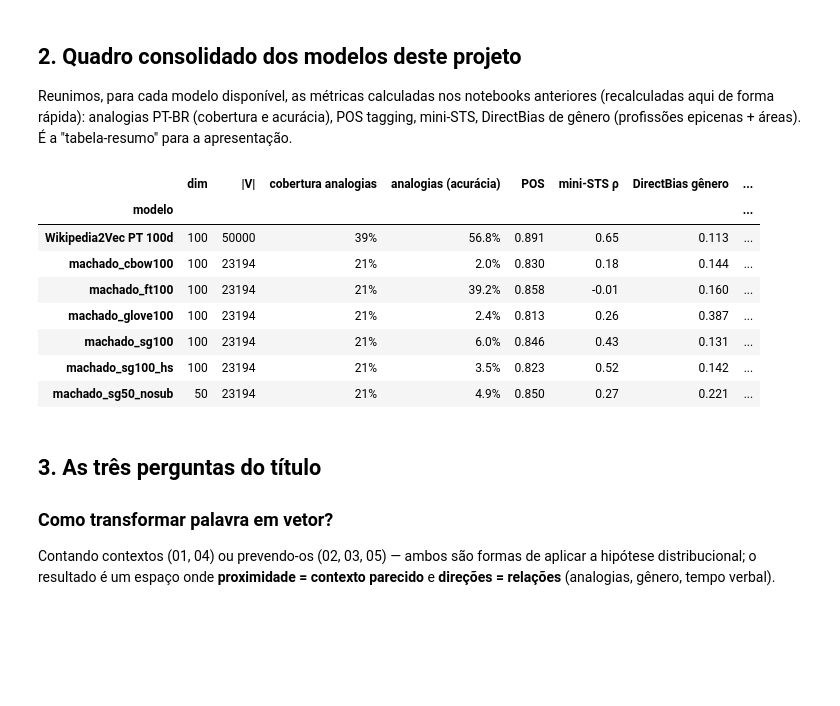
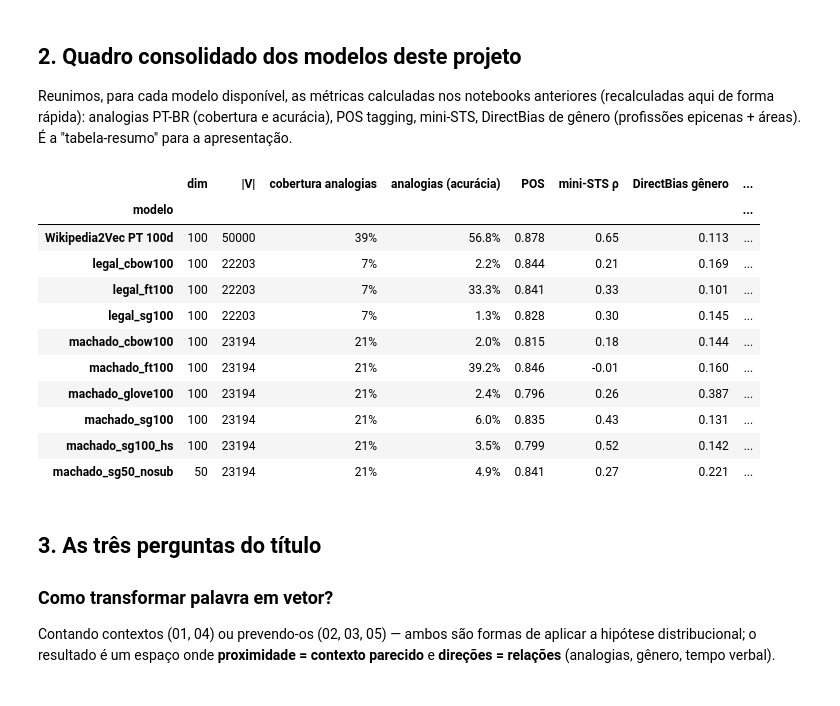
Before and after one commit to dacioms/linguagem-blis2s26, a Jupyter notebook: notebooks/13_sintese_e_roteiro.ipynb, the cells around one changed output. Drawn from its saved outputs; the diff is of its cells as text; code cells hidden in the pictures; blank space fills up the shorter version.

```diff
--- a/notebooks/13_sintese_e_roteiro.ipynb
+++ b/notebooks/13_sintese_e_roteiro.ipynb
@@ -69,41 +69,46 @@ Reunimos, para cada modelo disponível, as métricas calculadas nos notebooks an
 # %%
 import time
 from replang.data.embeddings import load_ptwiki, load_local_model
 from replang.models.trainers import list_models
 from replang.data.analogies import load_analogies
 from replang.eval.analogies import evaluate_analogies
 from replang.eval import pos_tagging_eval, sentence_similarity_eval, MINI_STS_PT
 from replang.data.corpora import load_macmorpho
 from replang.data.lexicons import PT
 from replang.bias import gender_direction, direct_bias
 lex = PT.get(); an = load_analogies("pt-br")
 train = load_macmorpho(split="train"); test = load_macmorpho(split="test", limit_sentences=300)
 models = {"Wikipedia2Vec PT 100d": load_ptwiki()}
 for m in list_models():
-    if m["algo"] in ("word2vec", "fasttext", "glove-numpy"):
+    if m["algo"] in ("word2vec", "fasttext") or m["algo"].startswith("glove"):
         models[m["name"]] = load_local_model(m["name"])
-rows = []
-for name, wv in models.items():
+from replang.eval.parallel import parallel_map
+def _row(item):
+    name, wv = item
     t = time.time()
     r = evaluate_analogies(wv, an, restrict=30000, max_per_category=200).set_index("categoria")
     pos = pos_tagging_eval(wv, train, test, max_train_tokens=20000)["acurácia"]
     sts = sentence_similarity_eval(wv, MINI_STS_PT)["pearson"]
     g = gender_direction(wv, lex.definitional_pairs)
     neutras = [w for w in lex.professions + lex.stereotype_neutral if w in wv]
-    rows.append({"modelo": name, "dim": wv.dim, "|V|": len(wv), "cobertura analogias": r.loc["TOTAL", "cobertas"] / r.loc["TOTAL", "n"], "analogias (acurácia)": r.loc["TOTAL", "acurácia"],
-                 "POS": pos, "mini-STS ρ": sts, "DirectBias gênero": direct_bias(wv, neutras, g), "s": round(time.time() - t)})
+    return {"modelo": name, "dim": wv.dim, "|V|": len(wv), "cobertura analogias": r.loc["TOTAL", "cobertas"] / r.loc["TOTAL", "n"], "analogias (acurácia)": r.loc["TOTAL", "acurácia"],
+            "POS": pos, "mini-STS ρ": sts, "DirectBias gênero": direct_bias(wv, neutras, g), "s": round(time.time() - t)}
+rows = parallel_map(_row, list(models.items()))
 resumo = pd.DataFrame(rows).set_index("modelo")
 resumo.style.format({"cobertura analogias": "{:.0%}", "analogias (acurácia)": "{:.1%}", "POS": "{:.3f}", "mini-STS ρ": "{:.2f}", "DirectBias gênero": "{:.3f}"}).background_gradient(cmap="Blues", subset=["analogias (acurácia)", "POS", "mini-STS ρ"]).background_gradient(cmap="Reds", subset=["DirectBias gênero"])
 # %% [output]
 |  | dim | |V| | cobertura analogias | analogias (acurácia) | POS | mini-STS ρ | DirectBias gênero | ... |
 | modelo |  |  |  |  |  |  |  | ... |
-| Wikipedia2Vec PT 100d | 100 | 50000 | 39% | 56.8% | 0.891 | 0.65 | 0.113 | ... |
-| machado_cbow100 | 100 | 23194 | 21% | 2.0% | 0.830 | 0.18 | 0.144 | ... |
-| machado_ft100 | 100 | 23194 | 21% | 39.2% | 0.858 | -0.01 | 0.160 | ... |
-| machado_glove100 | 100 | 23194 | 21% | 2.4% | 0.813 | 0.26 | 0.387 | ... |
-| machado_sg100 | 100 | 23194 | 21% | 6.0% | 0.846 | 0.43 | 0.131 | ... |
-| machado_sg100_hs | 100 | 23194 | 21% | 3.5% | 0.823 | 0.52 | 0.142 | ... |
-| machado_sg50_nosub | 50 | 23194 | 21% | 4.9% | 0.850 | 0.27 | 0.221 | ... |
+| Wikipedia2Vec PT 100d | 100 | 50000 | 39% | 56.8% | 0.878 | 0.65 | 0.113 | ... |
+| legal_cbow100 | 100 | 22203 | 7% | 2.2% | 0.844 | 0.21 | 0.169 | ... |
+| legal_ft100 | 100 | 22203 | 7% | 33.3% | 0.841 | 0.33 | 0.101 | ... |
+| legal_sg100 | 100 | 22203 | 7% | 1.3% | 0.828 | 0.30 | 0.145 | ... |
+| machado_cbow100 | 100 | 23194 | 21% | 2.0% | 0.815 | 0.18 | 0.144 | ... |
+| machado_ft100 | 100 | 23194 | 21% | 39.2% | 0.846 | -0.01 | 0.160 | ... |
+| machado_glove100 | 100 | 23194 | 21% | 2.4% | 0.796 | 0.26 | 0.387 | ... |
+| machado_sg100 | 100 | 23194 | 21% | 6.0% | 0.835 | 0.43 | 0.131 | ... |
+| machado_sg100_hs | 100 | 23194 | 21% | 3.5% | 0.799 | 0.52 | 0.142 | ... |
+| machado_sg50_nosub | 50 | 23194 | 21% | 4.9% | 0.841 | 0.27 | 0.221 | ... |
 # %% [markdown]
 ## 3. As três perguntas do título
 
```
Also changed, not shown: 9 other files.
